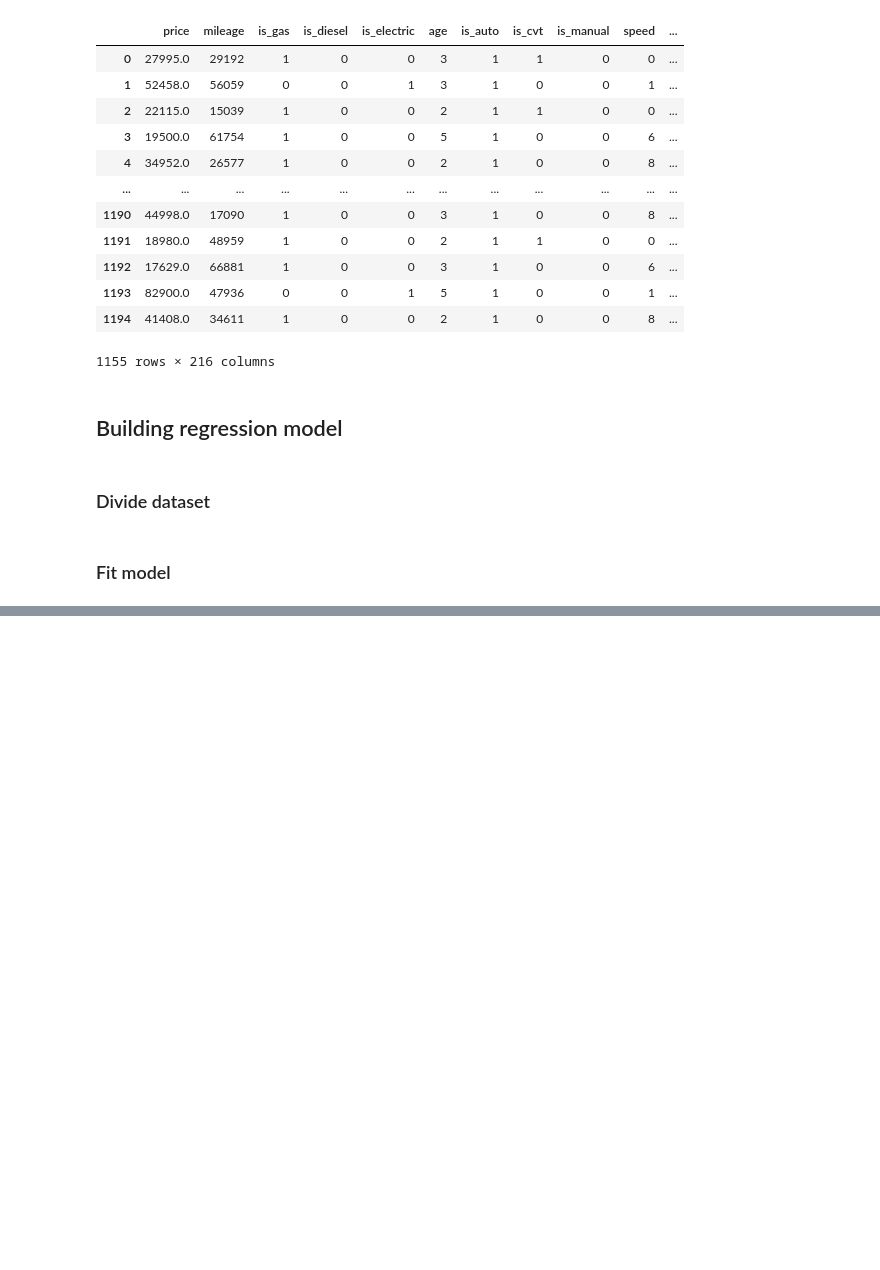
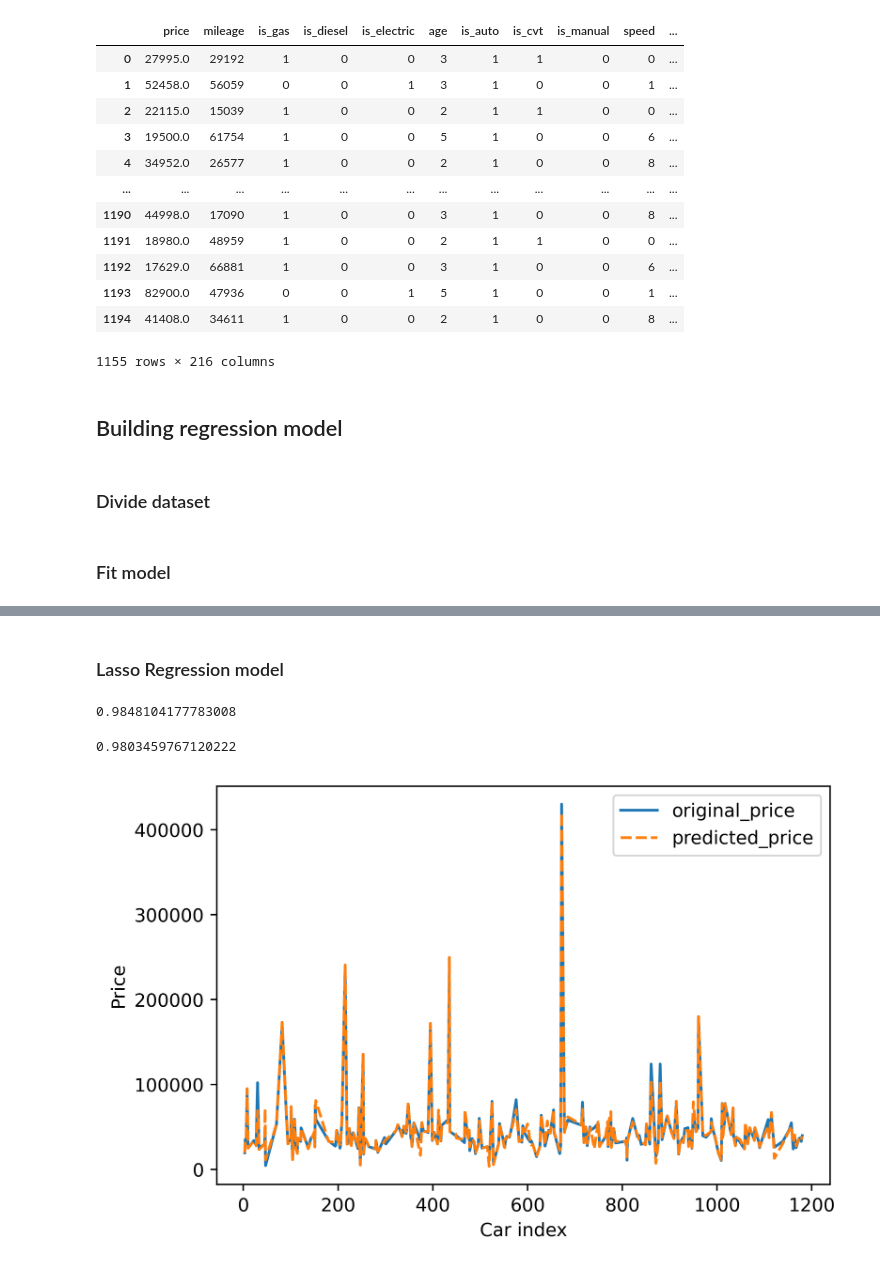
Before and after one commit to ImNotDarren/CarPricePrediction, a Jupyter notebook: car_price_prediction.ipynb, the cells around one changed output, grey strips where cells are left out. Saved outputs shown, nothing was run; the diff lists cells and outputs as text; code cells hidden in the pictures; blank space fills up the shorter version.

```diff
--- a/car_price_prediction.ipynb
+++ b/car_price_prediction.ipynb
@@ -304,0 +263,2 @@ plt.ylabel('Price')
+# %% [markdown]
+### Lasso Regression model
@@ -304,0 +269,21 @@ plt.ylabel('Price')
+# %%
+scaler = StandardScaler()
+X_scaled = scaler.fit_transform(X)
+poly = PolynomialFeatures(degree=2)
+
+X_scaled_poly = poly.fit_transform(X_scaled)
+
+alphas = 10**np.linspace(-4, 4, 200)
+
+lasso = LassoCV(alphas=alphas, cv=5, tol=0.03)
+lasso.fit(X_scaled_poly, y)
+lasso.score(X_scaled_poly, y)
+# %% [output]
+0.9848104177783008
+# %%
+X_test_scaled = scaler.transform(X_test)
+X_test_scaled_poly = poly.transform(X_test_scaled)
+
+lasso.score(X_test_scaled_poly, y_test)
+# %% [output]
+0.9803459767120222
@@ -304,0 +294,16 @@ plt.ylabel('Price')
+# %%
+# load the model from pickle file
+with open('models/lasso_model_pkl', 'rb') as f:
+    lr = pickle.load(f)
+
+# model.predict(X_test)
+plt.figure(dpi=500)
+lasso_res = pd.DataFrame()
+lasso_res['original_price'] = y_test
+lasso_res['predicted_price'] = lr.predict(X_test_scaled_poly)
+ax = sns.lineplot(data=lasso_res)
+plt.xlabel('Car index')
+plt.ylabel('Price')
+# plt.savefig('lasso_regression_test.png')
+# %% [output]
+[figure, added]
```
Also changed, not shown: parts of 14 cells of this notebook.
